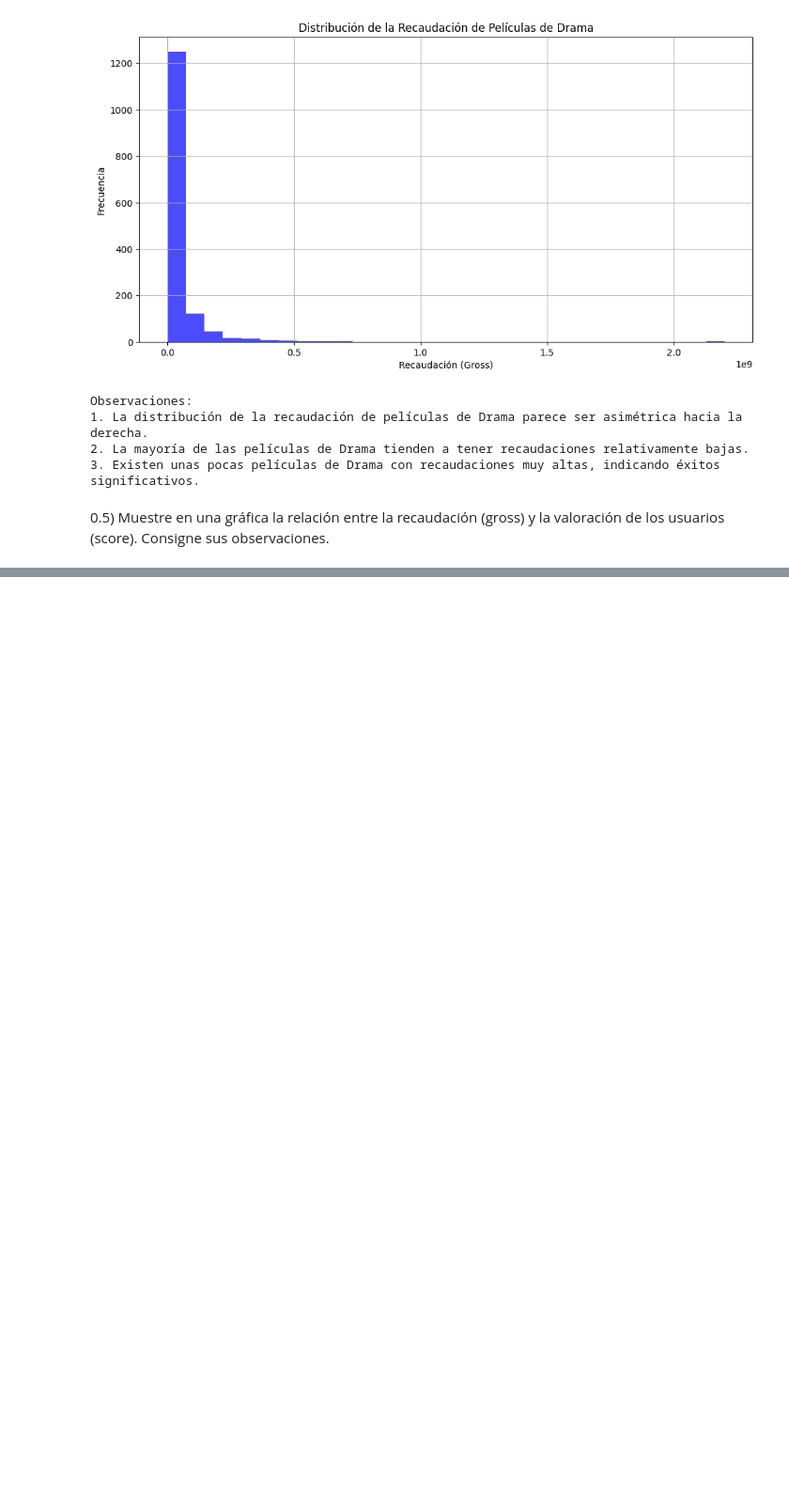
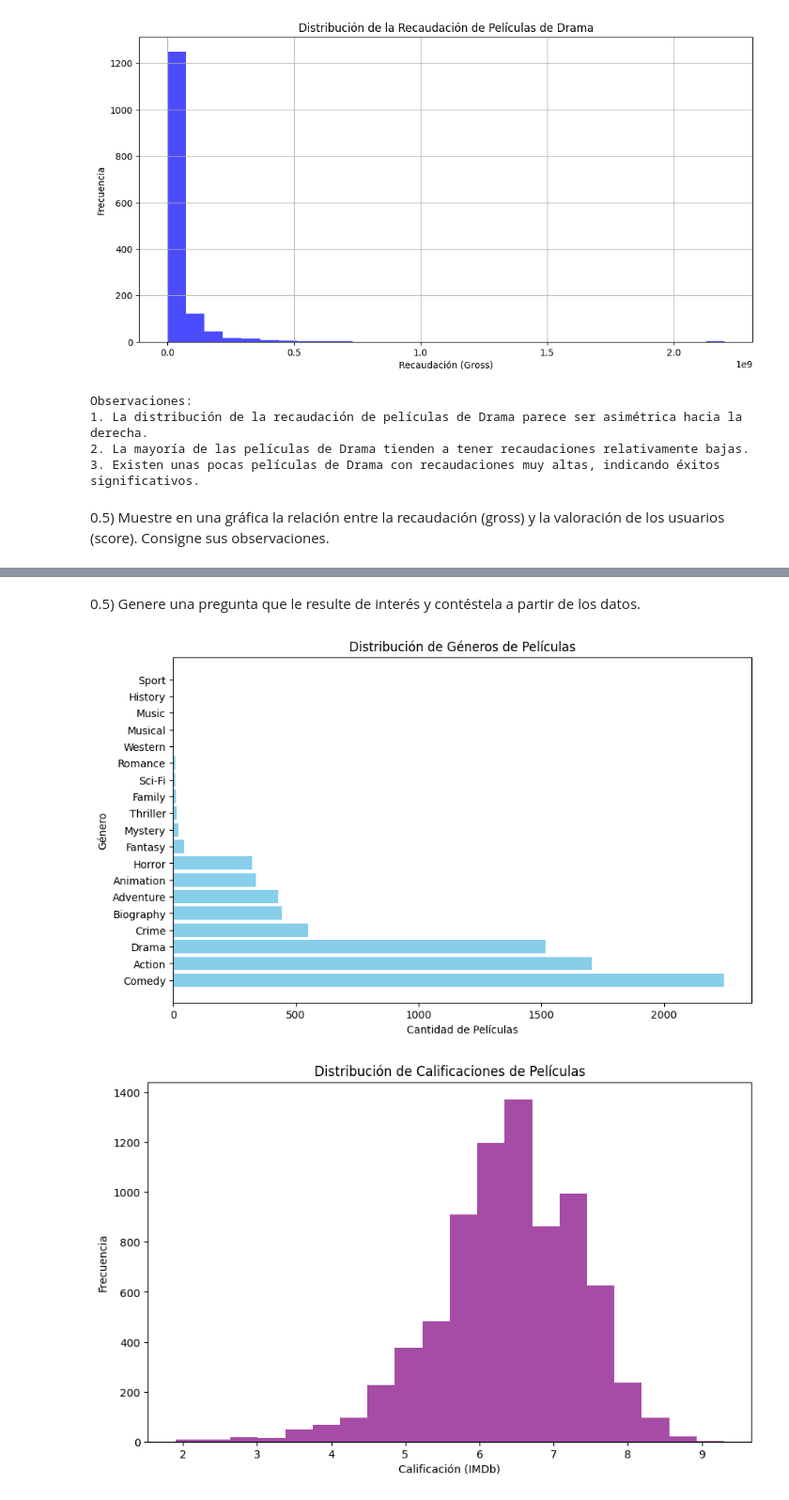
Before and after one commit to caesar-dat-com/Quick_programming_tasks, a Jupyter notebook: movies/movies.ipynb, the cells around one changed output, grey strips where cells are left out. Shown at 94% size. Saved outputs shown, nothing was run; the diff lists cells and outputs as text; code cells hidden in the pictures; blank space fills up the shorter version.

```diff
--- a/movies/movies.ipynb
+++ b/movies/movies.ipynb
@@ -344,0 +360,30 @@ de los usuarios (score). Consigne sus observaciones.
+# %% [markdown]
+0.5) Genere una pregunta que le resulte de interés y contéstela a partir de los datos.
+# %%
+# 1. Distribución de Géneros de Películas
+plt.figure(figsize=(10, 6))
+genre_counts = data['genre'].value_counts()
+plt.barh(genre_counts.index, genre_counts.values, color='skyblue')
+plt.xlabel('Cantidad de Películas')
+plt.ylabel('Género')
+plt.title('Distribución de Géneros de Películas')
+plt.show()
+
+# 2. Distribución de Calificaciones de Películas
+plt.figure(figsize=(10, 6))
+plt.hist(data['score'], bins=20, color='purple', alpha=0.7)
+plt.xlabel('Calificación (IMDb)')
+plt.ylabel('Frecuencia')
+plt.title('Distribución de Calificaciones de Películas')
+plt.show()
+
+# 3. Distribución de Presupuestos de Películas
+plt.figure(figsize=(10, 6))
+plt.hist(data[data['budget'].notna()]['budget'], bins=30, color='green', alpha=0.7)
+plt.xlabel('Presupuesto (en cientos de millones)')
+plt.ylabel('Frecuencia')
+plt.title('Distribución de Presupuestos de Películas')
+plt.show()
+# %% [output]
+[figure, added]
+[figure, added]
```
Also changed, not shown: parts of 3 cells of this notebook.
